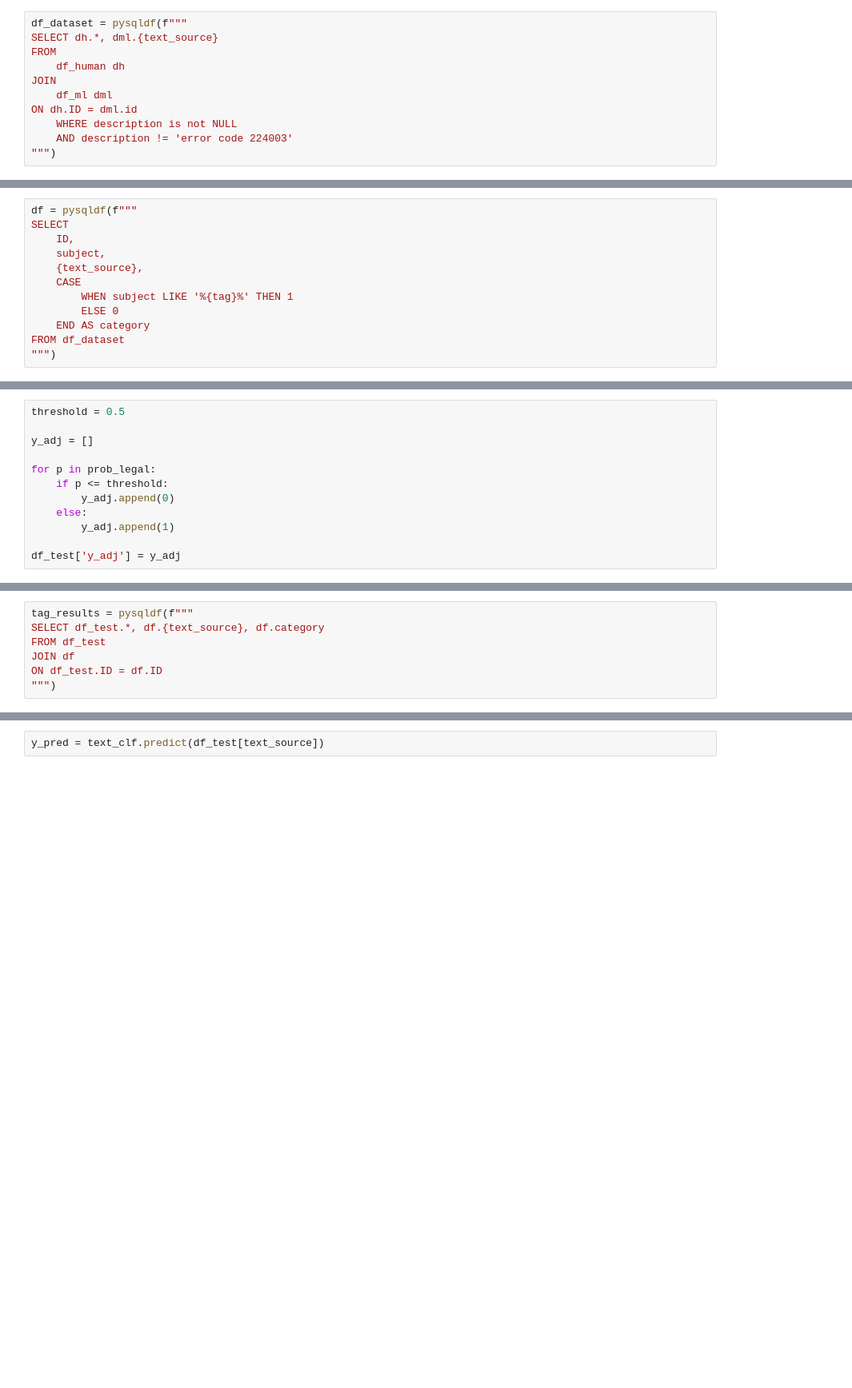
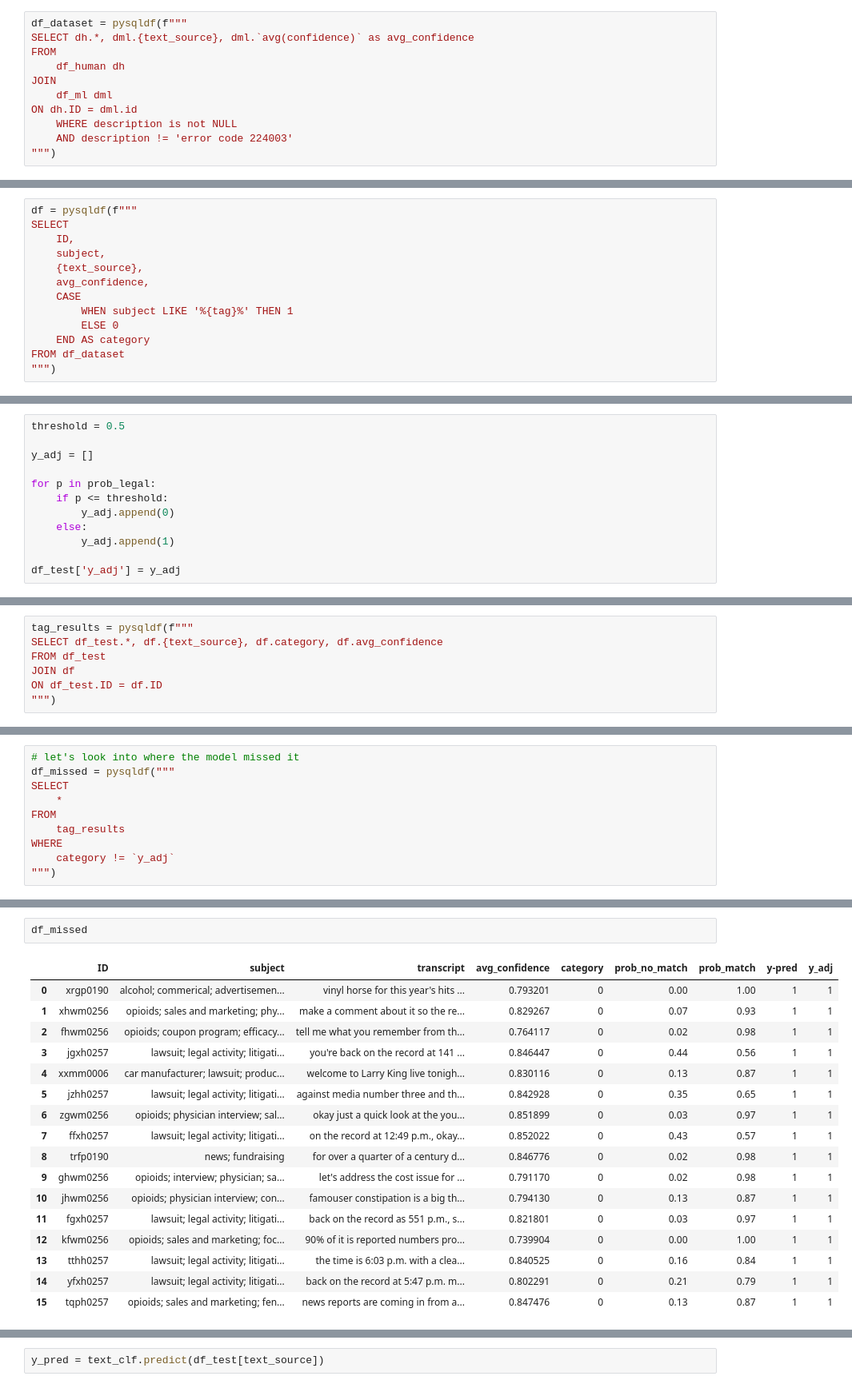
Before and after one commit to geoffswc/IDL-DSOS-2023, a Jupyter notebook: Classify-One-Tag.ipynb, the cells around one changed output, grey strips where cells are left out. Shown at 80% size. Saved outputs shown, nothing was run; the diff lists cells and outputs as text; blank space fills up the shorter version.

```diff
--- a/Classify-One-Tag.ipynb
+++ b/Classify-One-Tag.ipynb
@@ -39,7 +49,7 @@ df_human.head(1)
 # Todo? do we want to denormalize this, or get a list of distinct subjects
 # %%
 df_dataset = pysqldf(f"""
-SELECT dh.*, dml.{text_source}
+SELECT dh.*, dml.{text_source}, dml.`avg(confidence)` as avg_confidence
 FROM
     df_human dh
 JOIN
@@ -60,6 +76,7 @@ SELECT
     ID,
     subject,
     {text_source},
+    avg_confidence,
     CASE
         WHEN subject LIKE '%{tag}%' THEN 1
         ELSE 0
@@ -143,6 +221,6 @@ df_test[['category', 'y-pred', 'y_adj', 'prob_no_match', 'prob_match']].head()
 # %%
 tag_results = pysqldf(f"""
-SELECT df_test.*, df.{text_source}, df.category
+SELECT df_test.*, df.{text_source}, df.category, df.avg_confidence
 FROM df_test
 JOIN df
 ON df_test.ID = df.ID
@@ -161,0 +237,10 @@ WHERE
+# %%
+# let's look into where the model missed it
+df_missed = pysqldf("""
+SELECT
+    *
+FROM
+    tag_results
+WHERE
+    category != `y_adj`
+""")
@@ -161,0 +256,20 @@ WHERE
+# %%
+df_missed
+# %% [output]
+|  | ID | subject | transcript | avg_confidence | category | prob_no_match | prob_match | y-pred | y_adj |
+| 0 | xrgp0190 | alcohol; commerical; advertisemen... | vinyl horse for this year's hits ... | 0.793201 | 0 | 0.00 | 1.00 | 1 | 1 |
+| 1 | xhwm0256 | opioids; sales and marketing; phy... | make a comment about it so the re... | 0.829267 | 0 | 0.07 | 0.93 | 1 | 1 |
+| 2 | fhwm0256 | opioids; coupon program; efficacy... | tell me what you remember from th... | 0.764117 | 0 | 0.02 | 0.98 | 1 | 1 |
+| 3 | jgxh0257 | lawsuit; legal activity; litigati... | you're back on the record at 141 ... | 0.846447 | 0 | 0.44 | 0.56 | 1 | 1 |
+| 4 | xxmm0006 | car manufacturer; lawsuit; produc... | welcome to Larry King live tonigh... | 0.830116 | 0 | 0.13 | 0.87 | 1 | 1 |
+| 5 | jzhh0257 | lawsuit; legal activity; litigati... | against media number three and th... | 0.842928 | 0 | 0.35 | 0.65 | 1 | 1 |
+| 6 | zgwm0256 | opioids; physician interview; sal... | okay just a quick look at the you... | 0.851899 | 0 | 0.03 | 0.97 | 1 | 1 |
+| 7 | ffxh0257 | lawsuit; legal activity; litigati... | on the record at 12:49 p.m., okay... | 0.852022 | 0 | 0.43 | 0.57 | 1 | 1 |
+| 8 | trfp0190 | news; fundraising | for over a quarter of a century d... | 0.846776 | 0 | 0.02 | 0.98 | 1 | 1 |
+| 9 | ghwm0256 | opioids; interview; physician; sa... | let's address the cost issue for ... | 0.791170 | 0 | 0.02 | 0.98 | 1 | 1 |
+| 10 | jhwm0256 | opioids; physician interview; con... | famouser constipation is a big th... | 0.794130 | 0 | 0.13 | 0.87 | 1 | 1 |
+| 11 | fgxh0257 | lawsuit; legal activity; litigati... | back on the record as 551 p.m., s... | 0.821801 | 0 | 0.03 | 0.97 | 1 | 1 |
+| 12 | kfwm0256 | opioids; sales and marketing; foc... | 90% of it is reported numbers pro... | 0.739904 | 0 | 0.00 | 1.00 | 1 | 1 |
+| 13 | tthh0257 | lawsuit; legal activity; litigati... | the time is 6:03 p.m. with a clea... | 0.840525 | 0 | 0.16 | 0.84 | 1 | 1 |
+| 14 | yfxh0257 | lawsuit; legal activity; litigati... | back on the record at 5:47 p.m. m... | 0.802291 | 0 | 0.21 | 0.79 | 1 | 1 |
+| 15 | tqph0257 | opioids; sales and marketing; fen... | news reports are coming in from a... | 0.847476 | 0 | 0.13 | 0.87 | 1 | 1 |
```
Also changed, not shown: parts of 23 cells of this notebook.
